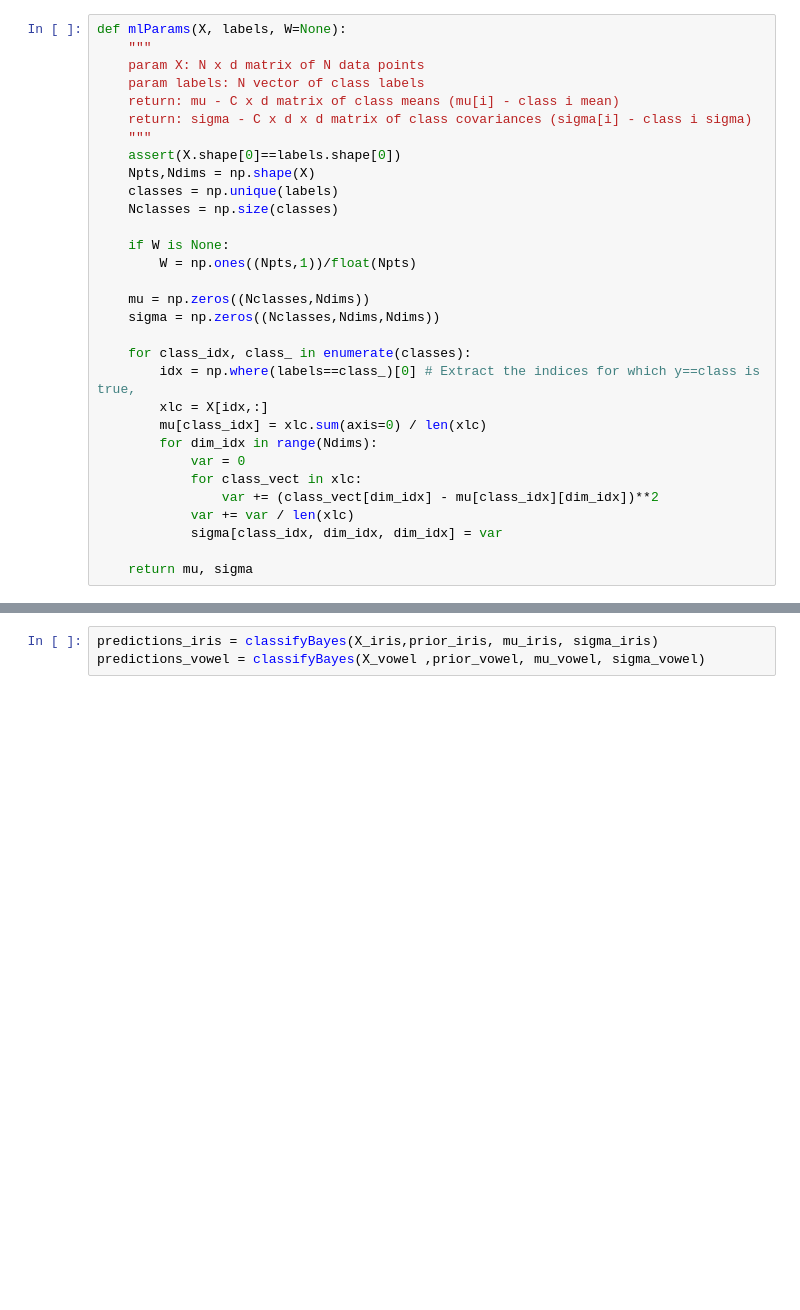
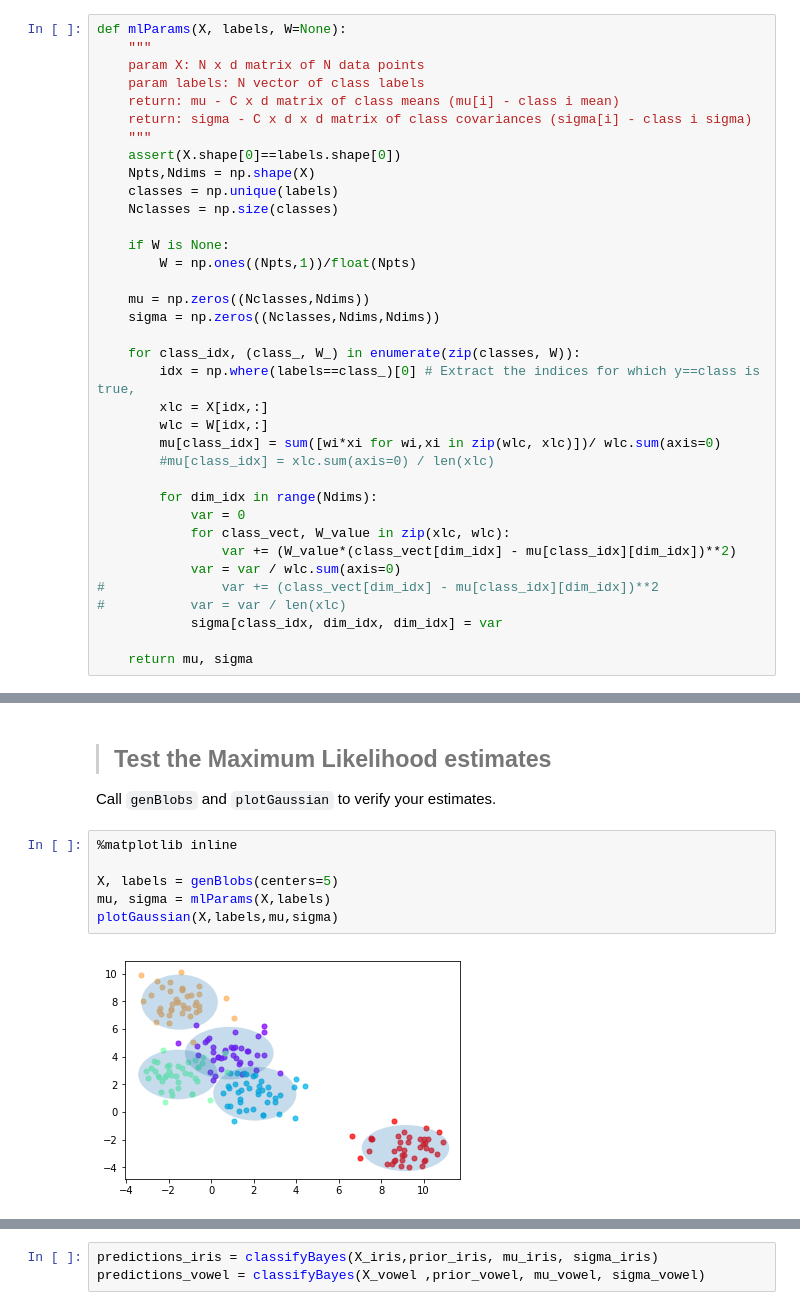
Before and after one commit to msarrias/machine-learning-KTH-DD2421, a Jupyter notebook: bayes_classifier_and_boosting/bayes_classifier_and_boosting.ipynb, the cells around one changed output, grey strips where cells are left out. Saved outputs shown, nothing was run; the diff lists cells and outputs as text; blank space fills up the shorter version.

```diff
--- a/bayes_classifier_and_boosting/bayes_classifier_and_boosting.ipynb
+++ b/bayes_classifier_and_boosting/bayes_classifier_and_boosting.ipynb
@@ -25,15 +47,20 @@ def mlParams(X, labels, W=None):
     mu = np.zeros((Nclasses,Ndims))
     sigma = np.zeros((Nclasses,Ndims,Ndims))
 
-    for class_idx, class_ in enumerate(classes):
+    for class_idx, (class_, W_) in enumerate(zip(classes, W)):
         idx = np.where(labels==class_)[0] # Extract the indices for which y==class is true,
         xlc = X[idx,:]
-        mu[class_idx] = xlc.sum(axis=0) / len(xlc)
+        wlc = W[idx,:]
+        mu[class_idx] = sum([wi*xi for wi,xi in zip(wlc, xlc)])/ wlc.sum(axis=0)
+        #mu[class_idx] = xlc.sum(axis=0) / len(xlc)
+
         for dim_idx in range(Ndims):
             var = 0
-            for class_vect in xlc:
-                var += (class_vect[dim_idx] - mu[class_idx][dim_idx])**2
-            var += var / len(xlc)
+            for class_vect, W_value in zip(xlc, wlc):
+                var += (W_value*(class_vect[dim_idx] - mu[class_idx][dim_idx])**2)
+            var = var / wlc.sum(axis=0)
+#               var += (class_vect[dim_idx] - mu[class_idx][dim_idx])**2
+#           var = var / len(xlc)
             sigma[class_idx, dim_idx, dim_idx] = var
 
     return mu, sigma
@@ -96,0 +269,11 @@ prior_vowel = computePrior(labels_vowel)
+# %% [markdown]
+> ## Test the Maximum Likelihood estimates
+Call `genBlobs` and `plotGaussian` to verify your estimates.
+# %%
+%matplotlib inline
+
+X, labels = genBlobs(centers=5)
+mu, sigma = mlParams(X,labels)
+plotGaussian(X,labels,mu,sigma)
+# %% [output]
+[figure, added]
```
Also changed, not shown: parts of 48 cells of this notebook, 2 other files.
